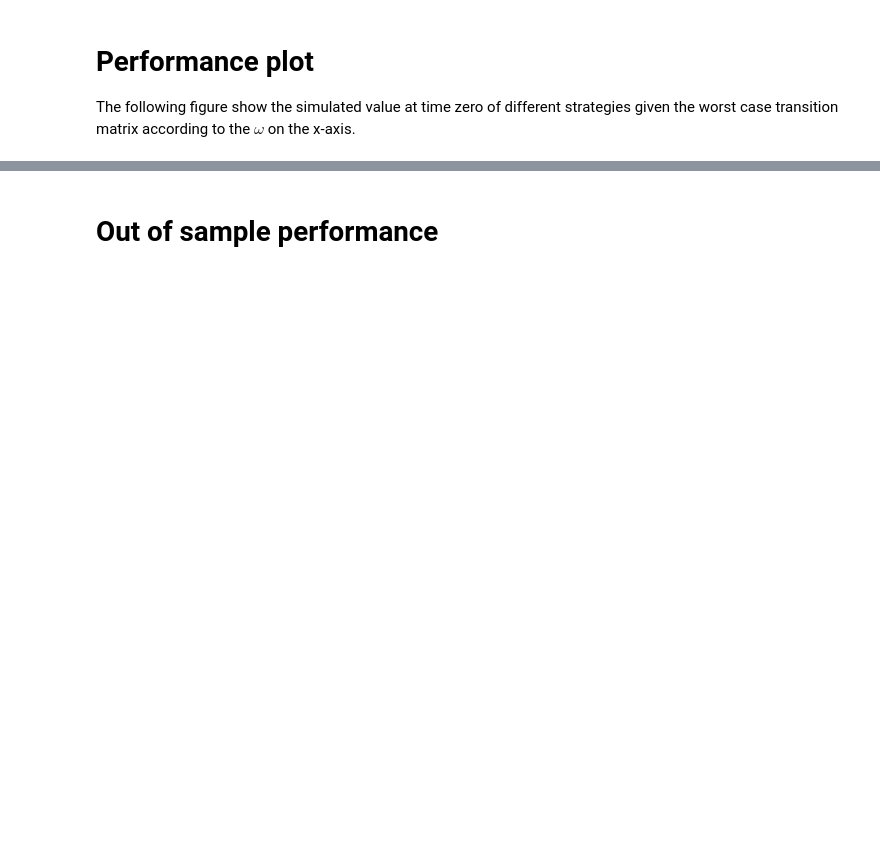
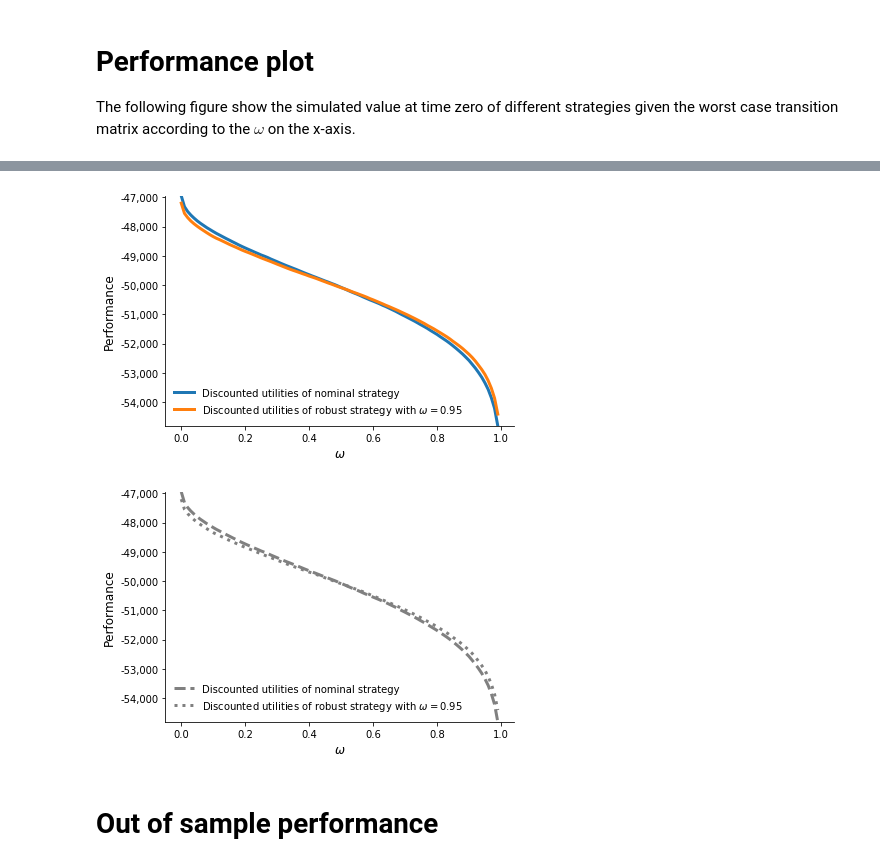
Before and after one commit to robustzurcher/analysis, a Jupyter notebook: notebooks/03_application.ipynb, the cells around one changed output, grey strips where cells are left out. Cells and saved outputs as stored; diff of their text form; code cells hidden in the pictures; blank space fills up the shorter version.

```diff
--- a/notebooks/03_application.ipynb
+++ b/notebooks/03_application.ipynb
@@ -129,3 +169,8 @@ The following figure show the simulated value at time zero of different strategi
+# %%
+get_performance()
+# %% [output]
+[figure, added]
+[figure, added]
 # %% [markdown]
 # Out of sample performance
 # %%
```
Also changed, not shown: parts of 18 cells of this notebook, 2 other files.
